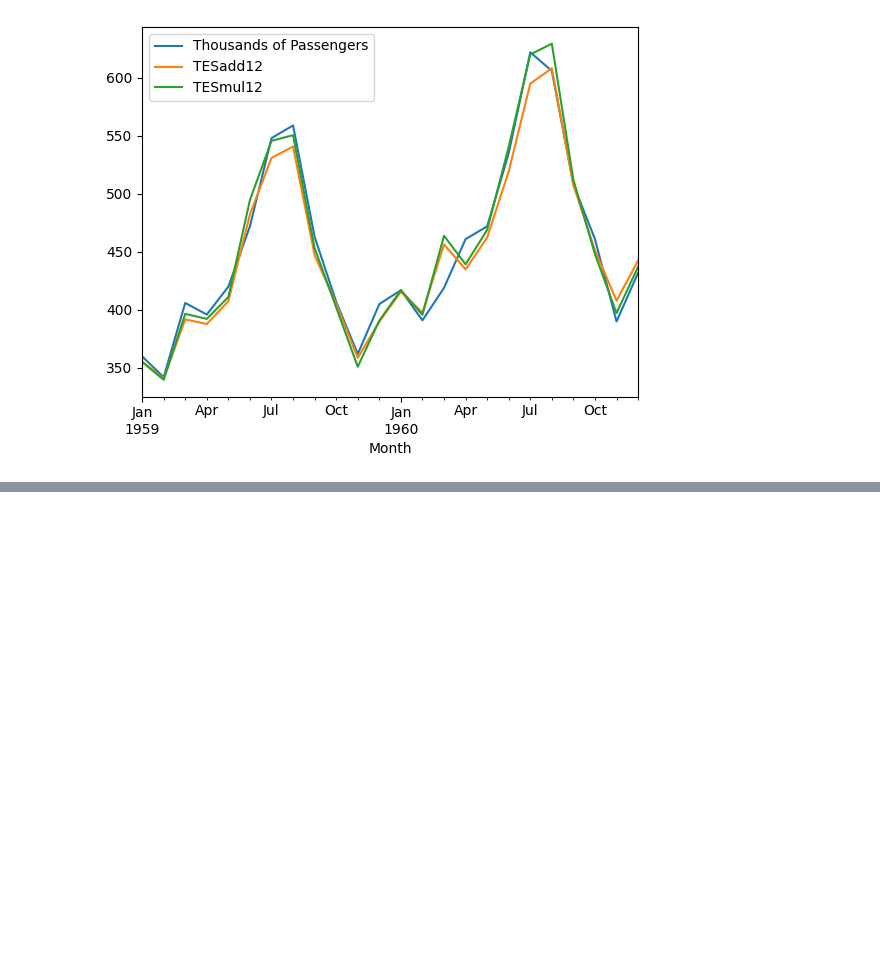
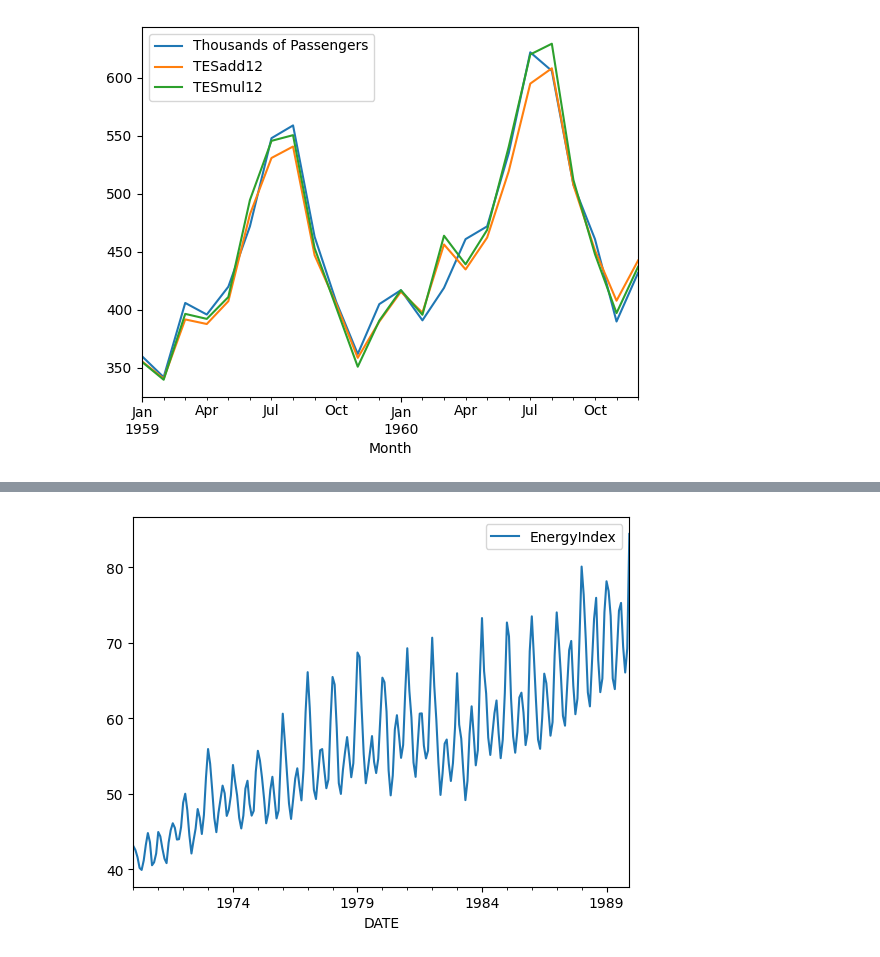
Before and after one commit to selimunal/timeseries, a Jupyter notebook: statmodels.ipynb, the cells around one changed output, grey strips where cells are left out. Saved outputs shown, nothing was run; the diff lists cells and outputs as text; code cells hidden in the pictures; blank space fills up the shorter version.

```diff
--- a/statmodels.ipynb
+++ b/statmodels.ipynb
@@ -379,0 +385,2 @@ df[['Thousands of Passengers','TESadd12', 'TESmul12']].iloc[-24:].plot()
+# %%
+df=pd.read_csv("./UDEMY_TSA_FINAL/Data/EnergyProduction.csv",index_col=0,parse_dates=True)
@@ -379,0 +397,2 @@ df[['Thousands of Passengers','TESadd12', 'TESmul12']].iloc[-24:].plot()
+# %%
+df.index.freq="MS"
@@ -379,0 +410,4 @@ df[['Thousands of Passengers','TESadd12', 'TESmul12']].iloc[-24:].plot()
+# %%
+df.plot();
+# %% [output]
+[figure, added]
```
Also changed, not shown: parts of 18 cells of this notebook.
